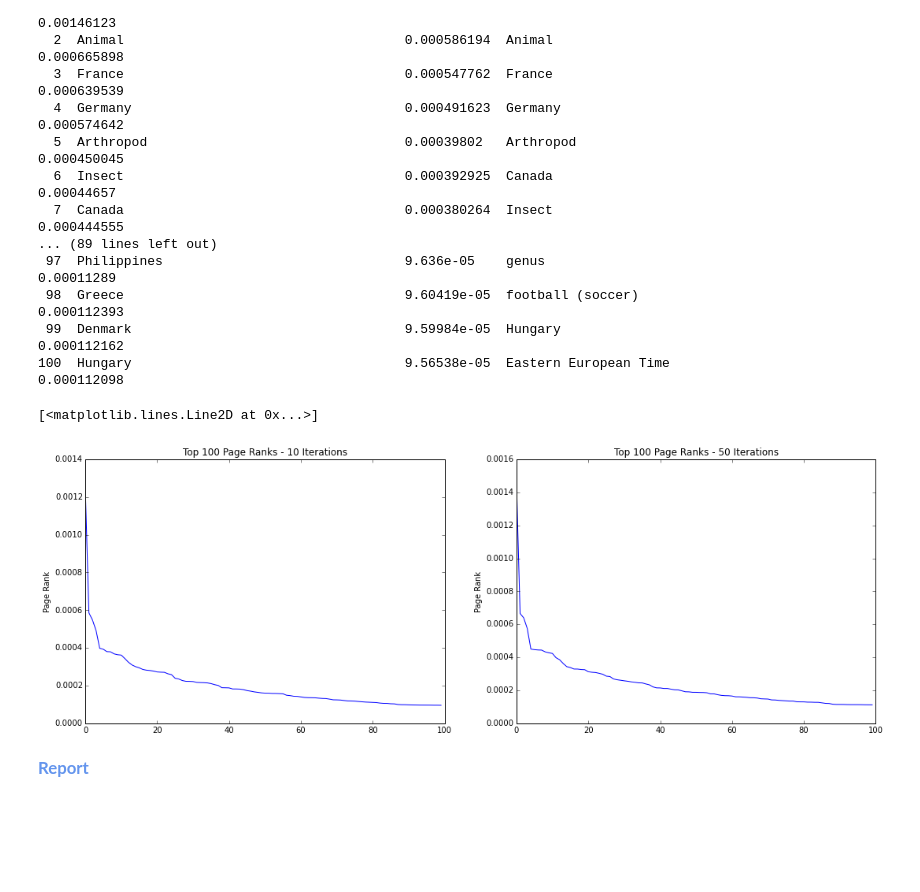
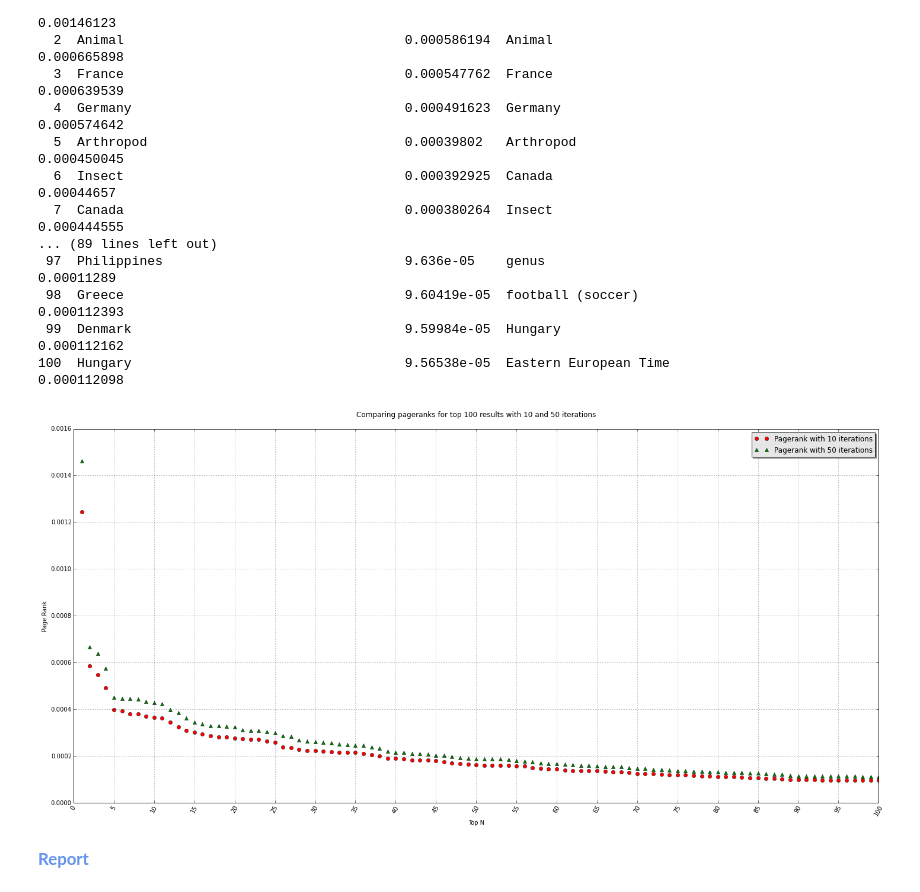
Before and after one commit to RajeshThallam/MIDS-W261-MACHINE-LEARNING-AT-SCALE, a Jupyter notebook: week14/hw13/MIDS-W261-2015-HWK-13-THALLAM.ipynb, the cells around one changed output. Cells and saved outputs as stored; diff of their text form; code cells hidden in the pictures; blank space fills up the shorter version.

```diff
--- a/week14/hw13/MIDS-W261-2015-HWK-13-THALLAM.ipynb
+++ b/week14/hw13/MIDS-W261-2015-HWK-13-THALLAM.ipynb
@@ -699,24 +656,45 @@ Comparing Top 100 pages with 10 and 50 iterations
  98  Greece                                    9.60419e-05  football (soccer)                         0.000112393
  99  Denmark                                   9.59984e-05  Hungary                                   0.000112162
 100  Hungary                                   9.56538e-05  Eastern European Time                     0.000112098
-# %%
-import numpy as np
-import matplotlib.pyplot as plt
-%matplotlib inline
-
-plt.figure(figsize=(18,6))
-plt.subplot(121)
-plt.title("Top 100 Page Ranks - 10 Iterations")
-plt.ylabel('Page Rank')
-plt.plot([pr[1] for pr in pr_10])
-
-plt.subplot(122)
-plt.title("Top 100 Page Ranks - 50 Iterations")
-plt.ylabel('Page Rank')
-plt.plot([pr[1] for pr in pr_50])
-# %% [output]
-[<matplotlib.lines.Line2D at 0x...>]
-[figure, removed]
+# %%
+%matplotlib inline
+
+import matplotlib.pyplot as plt
+
+x = range(1, 101)
+
+pr_10_y = [pr[1] for pr in pr_10]
+pr_50_y = [pr[1] for pr in pr_50]
+
+fig, ax = plt.subplots()
+fig.set_size_inches(20, 10, forward=True)
+ax.plot(x, pr_10_y, 'ro', label='Pagerank with 10 iterations')
+ax.plot(x, pr_50_y, 'g^', label='Pagerank with 50 iterations')
+ax.set_title("Comparing pageranks for top 100 results with 10 and 50 iterations\n")
+ax.set_ylabel('Page Rank')
+ax.set_xlabel('Top N')
+plt.xticks(numpy.arange(0,101,5), rotation='60')
+
+
+# Now add the legend with some customizations.
+legend = ax.legend(loc='upper right', shadow=True)
+
+# The frame is matplotlib.patches.Rectangle instance surrounding the legend.
+frame = legend.get_frame()
+frame.set_facecolor('0.90')
+
+# Set the fontsize
+for label in legend.get_texts():
+    label.set_fontsize('large')
+
+for label in legend.get_lines():
+    label.set_linewidth(1.5)  # the legend line width
+
+ax.grid(True)
+plt.tight_layout()
+plt.show()
+# %% [output]
+[figure, added]
 # %% [markdown]
 <span style="color:CornflowerBlue; font-size:120%">**Report**</span><br>
 # %% [markdown]
```
Also changed, not shown: parts of 50 cells of this notebook, 55 other files.
